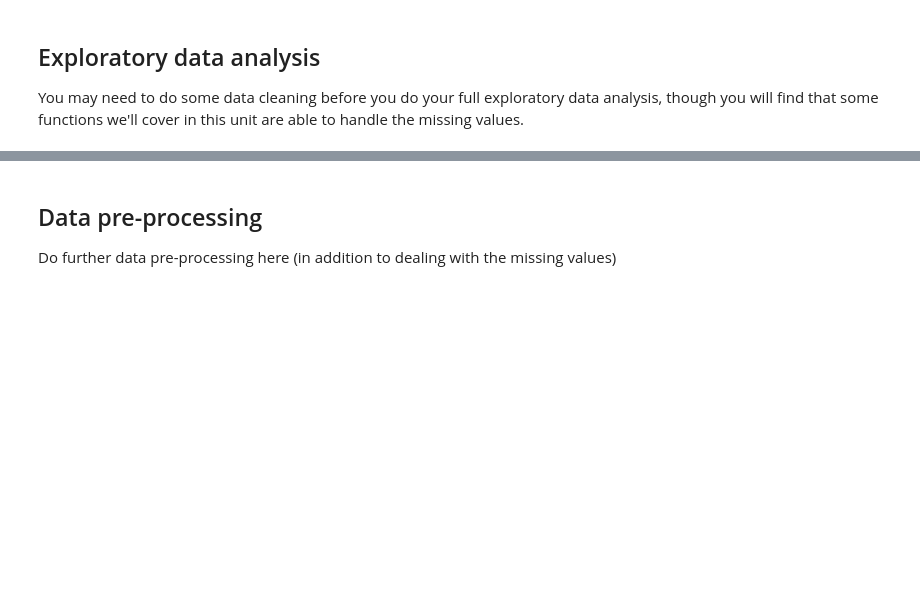
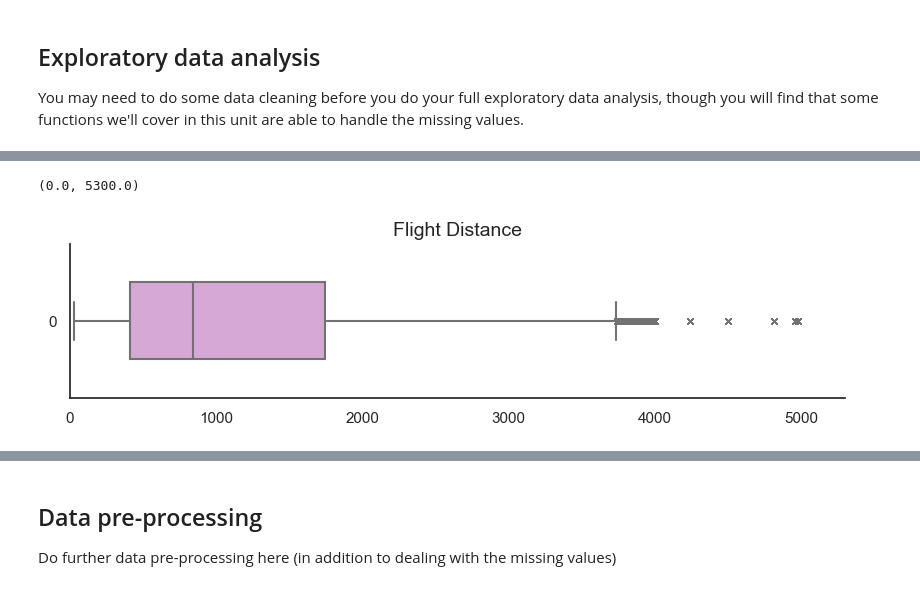
Before and after one commit to bu-ml-2022-23/ml-assignment-Shay-Khamar, a Jupyter notebook: ml-assignment.ipynb, the cells around one changed output, grey strips where cells are left out. Drawn from its saved outputs; the diff is of its cells as text; code cells hidden in the pictures; blank space fills up the shorter version.

```diff
--- a/ml-assignment.ipynb
+++ b/ml-assignment.ipynb
@@ -41,0 +167,15 @@ You may need to do some data cleaning before you do your full exploratory data a
+# %%
+#set style
+sns.set(style="white")
+#set figure size
+fig,ax = plt.subplots(figsize=(10,2))
+#Title of the boxplot
+plt.title('Flight Distance', fontsize=14)
+#creating the boxplot
+sns.boxplot(dataSet['Flight Distance'], color="plum", width=.5, orient='h', flierprops={"marker": "x"})
+sns.despine()
+#Add full range
+plt.xlim([0,5300])
+# %% [output]
+(0.0, 5300.0)
+[figure, added]
```
Also changed, not shown: parts of 17 cells of this notebook.
